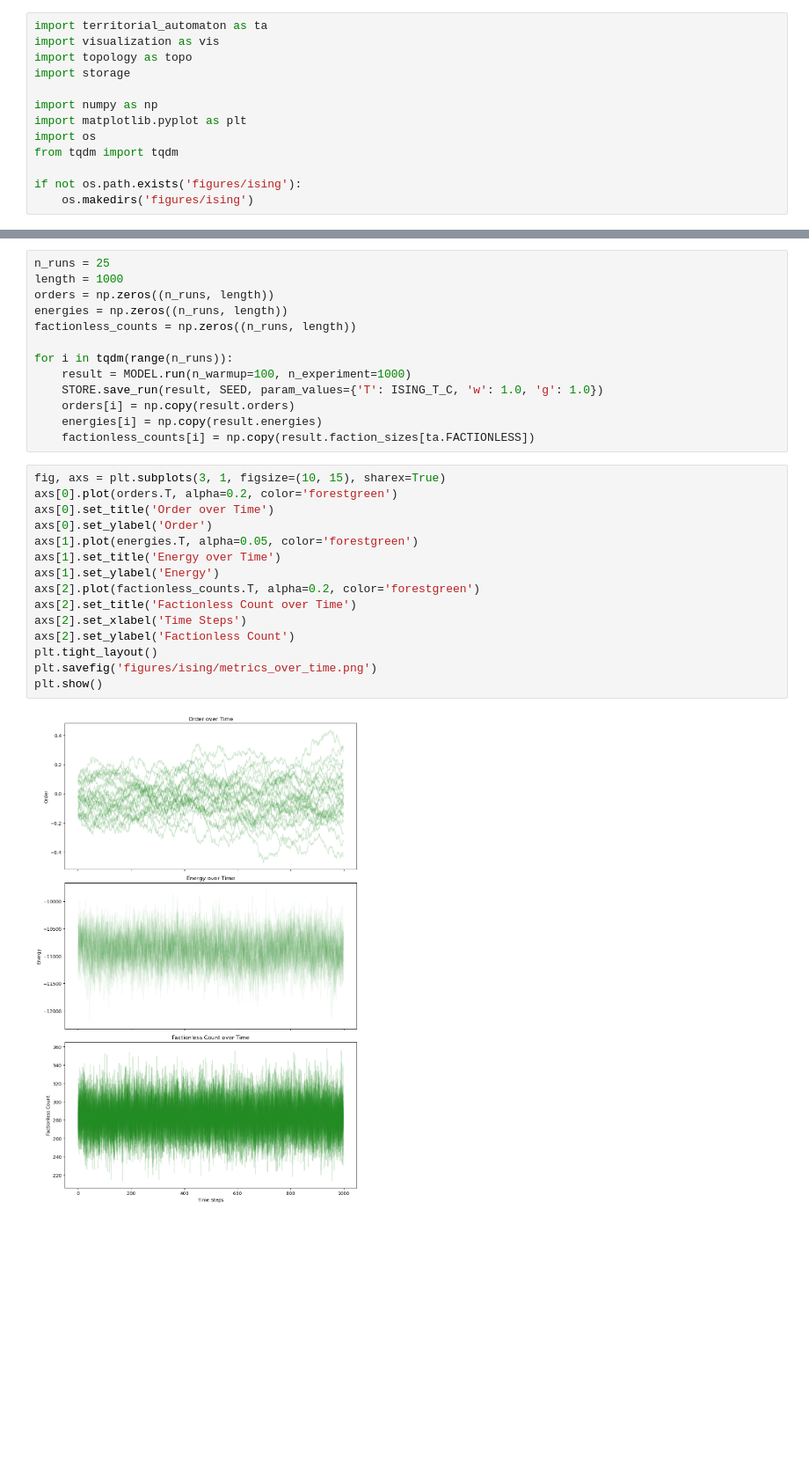
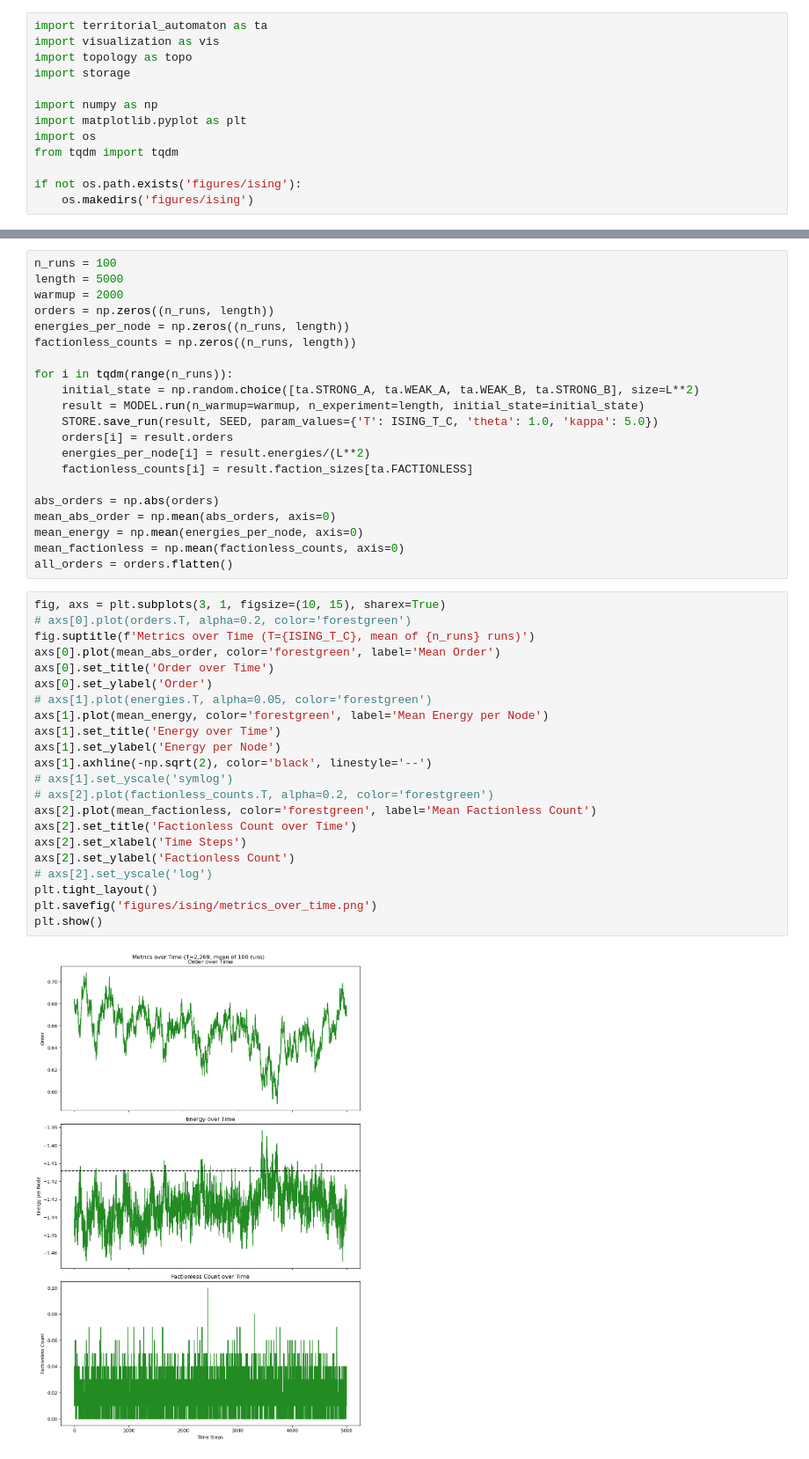
Before and after one commit to kylehtunis/territorial-automaton, a Jupyter notebook: ising.ipynb, the cells around one changed output, grey strips where cells are left out. Shown at 88% size. Cells and saved outputs as stored; diff of their text form; blank space fills up the shorter version.

Commit message:
completed ising analysis

```diff
--- a/ising.ipynb
+++ b/ising.ipynb
@@ -33,30 +34,45 @@ STORE = storage.Store.create(
 # %%
-n_runs = 25
-length = 1000
+n_runs = 100
+length = 5000
+warmup = 2000
 orders = np.zeros((n_runs, length))
-energies = np.zeros((n_runs, length))
+energies_per_node = np.zeros((n_runs, length))
 factionless_counts = np.zeros((n_runs, length))
 
 for i in tqdm(range(n_runs)):
-    result = MODEL.run(n_warmup=100, n_experiment=1000)
-    STORE.save_run(result, SEED, param_values={'T': ISING_T_C, 'w': 1.0, 'g': 1.0})
-    orders[i] = np.copy(result.orders)
-    energies[i] = np.copy(result.energies)
-    factionless_counts[i] = np.copy(result.faction_sizes[ta.FACTIONLESS])
+    initial_state = np.random.choice([ta.STRONG_A, ta.WEAK_A, ta.WEAK_B, ta.STRONG_B], size=L**2)
+    result = MODEL.run(n_warmup=warmup, n_experiment=length, initial_state=initial_state)
+    STORE.save_run(result, SEED, param_values={'T': ISING_T_C, 'theta': 1.0, 'kappa': 5.0})
+    orders[i] = result.orders
+    energies_per_node[i] = result.energies/(L**2)
+    factionless_counts[i] = result.faction_sizes[ta.FACTIONLESS]
+
+abs_orders = np.abs(orders)
+mean_abs_order = np.mean(abs_orders, axis=0)
+mean_energy = np.mean(energies_per_node, axis=0)
+mean_factionless = np.mean(factionless_counts, axis=0)
+all_orders = orders.flatten()
 # %%
 fig, axs = plt.subplots(3, 1, figsize=(10, 15), sharex=True)
-axs[0].plot(orders.T, alpha=0.2, color='forestgreen')
+# axs[0].plot(orders.T, alpha=0.2, color='forestgreen')
+fig.suptitle(f'Metrics over Time (T={ISING_T_C}, mean of {n_runs} runs)')
+axs[0].plot(mean_abs_order, color='forestgreen', label='Mean Order')
 axs[0].set_title('Order over Time')
 axs[0].set_ylabel('Order')
-axs[1].plot(energies.T, alpha=0.05, color='forestgreen')
+# axs[1].plot(energies.T, alpha=0.05, color='forestgreen')
+axs[1].plot(mean_energy, color='forestgreen', label='Mean Energy per Node')
 axs[1].set_title('Energy over Time')
-axs[1].set_ylabel('Energy')
-axs[2].plot(factionless_counts.T, alpha=0.2, color='forestgreen')
+axs[1].set_ylabel('Energy per Node')
+axs[1].axhline(-np.sqrt(2), color='black', linestyle='--')
+# axs[1].set_yscale('symlog')
+# axs[2].plot(factionless_counts.T, alpha=0.2, color='forestgreen')
+axs[2].plot(mean_factionless, color='forestgreen', label='Mean Factionless Count')
 axs[2].set_title('Factionless Count over Time')
 axs[2].set_xlabel('Time Steps')
 axs[2].set_ylabel('Factionless Count')
+# axs[2].set_yscale('log')
 plt.tight_layout()
 plt.savefig('figures/ising/metrics_over_time.png')
 plt.show()
 # %% [output]
-[figure, old version]
+[figure, new version]
```
Also changed, not shown: parts of 10 cells of this notebook, 5 other files.
